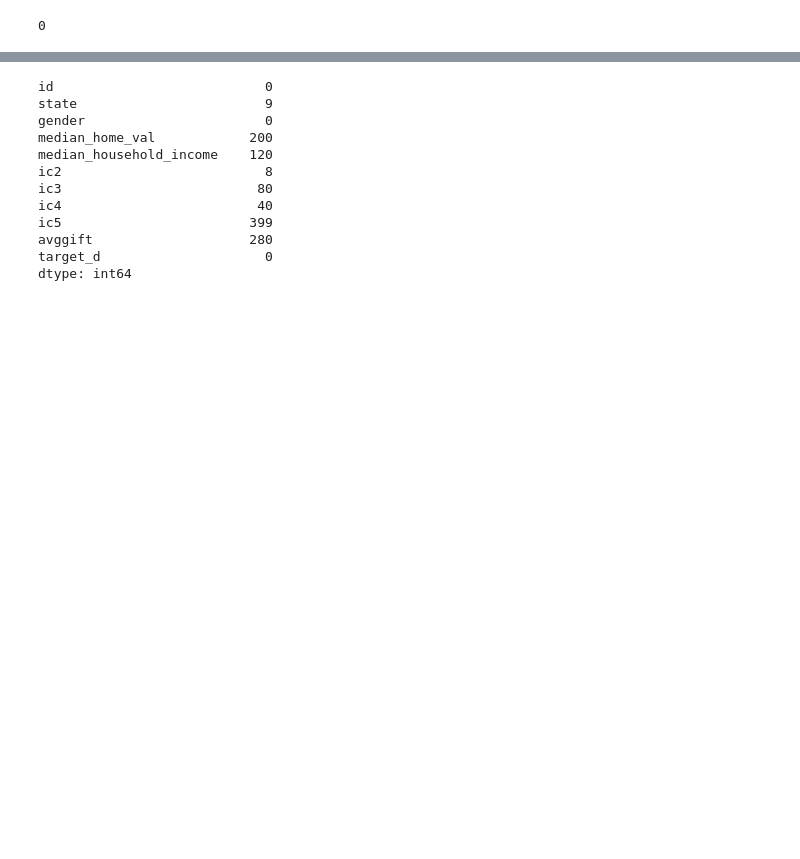
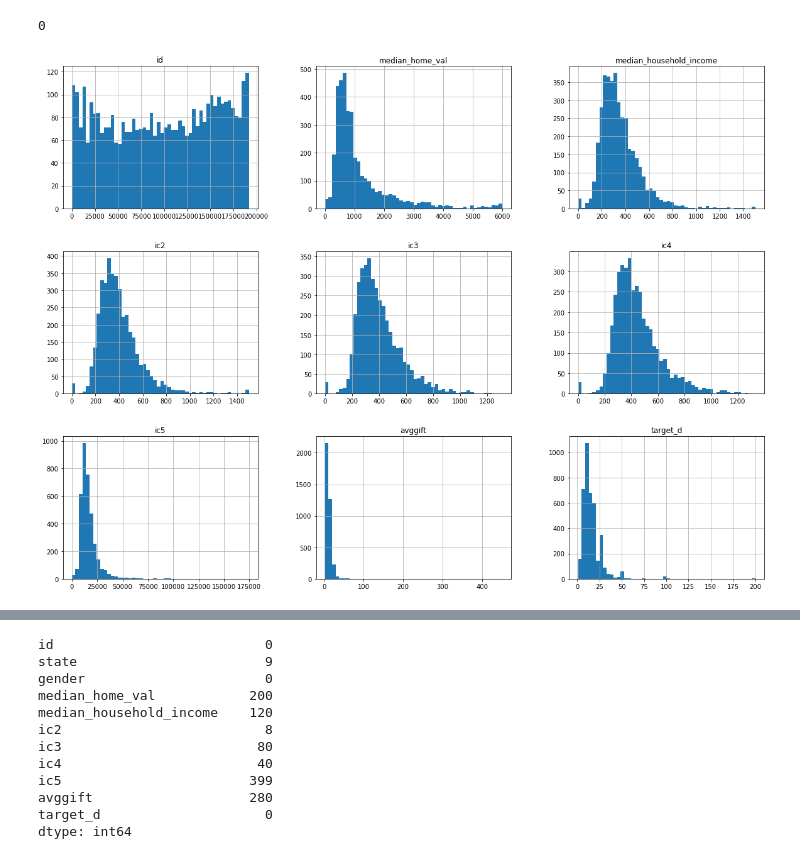
Before and after one commit to Origamologo/-California-cleanin-, a Jupyter notebook: california.ipynb, the cells around one changed output, grey strips where cells are left out. Cells and saved outputs as stored; diff of their text form; code cells hidden in the pictures; blank space fills up the shorter version.

```diff
--- a/california.ipynb
+++ b/california.ipynb
@@ -35,3 +35,8 @@ df.shape
 df.duplicated(subset=["id"]).sum()
 # %% [output]
 0
+# %%
+df.hist(bins = 50, figsize = (20,15))
+plt.show()
+# %% [output]
+[figure, added]
```
Also changed, not shown: parts of 16 cells of this notebook, 1 other file.
